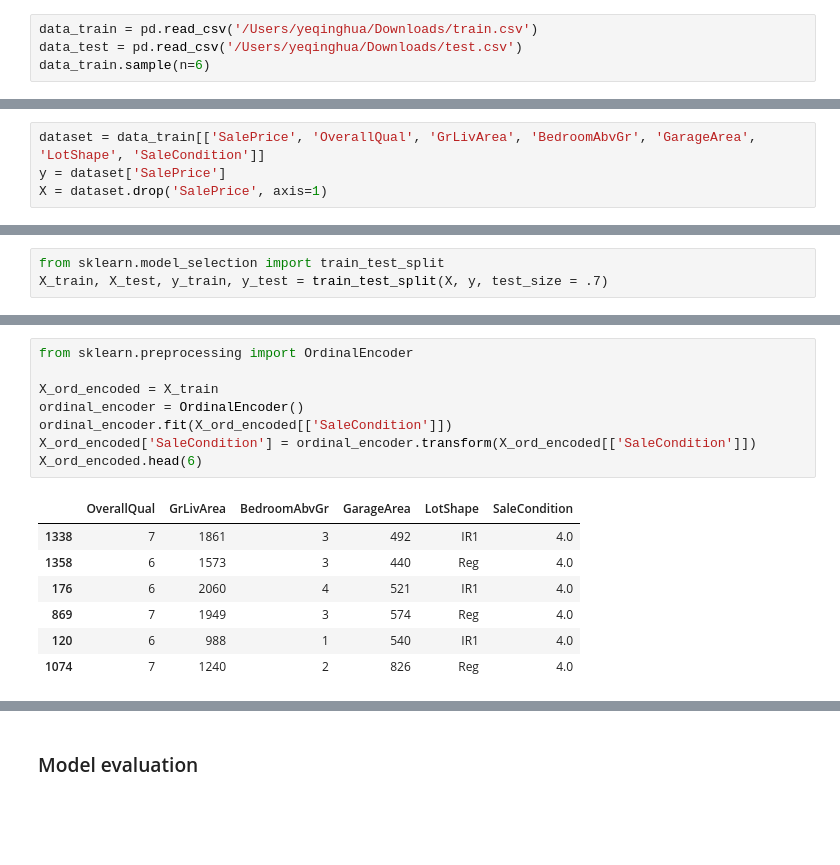
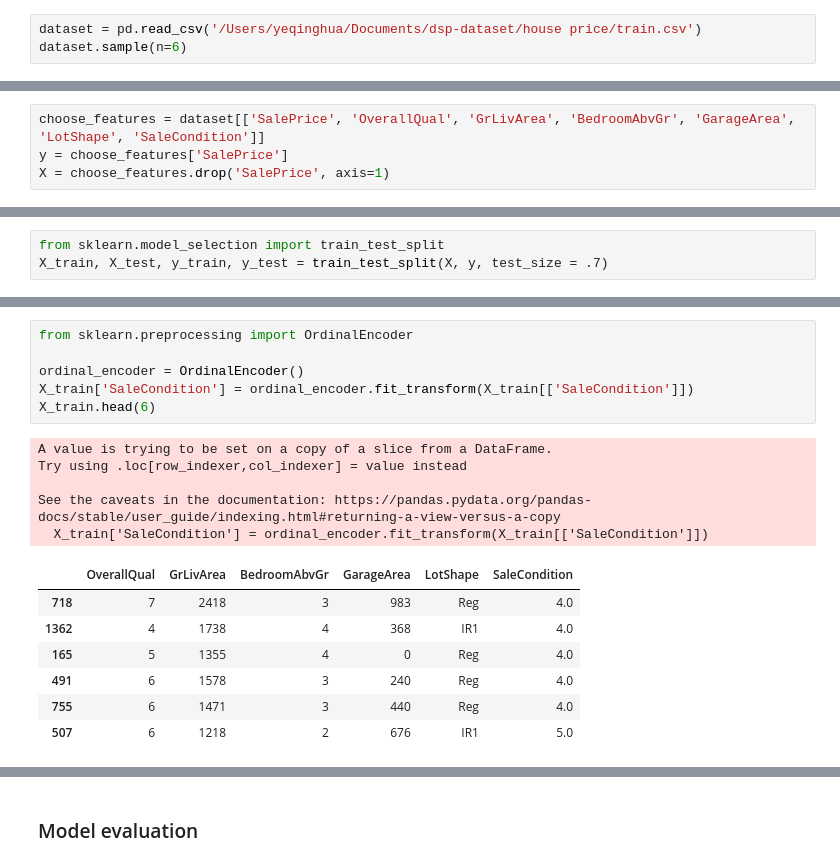
Before and after one commit to Qinghu966/dsp-Qinghua-YE, a Jupyter notebook: notebooks/model-industrialization-1.ipynb, the cells around one changed output, grey strips where cells are left out. Cells and saved outputs as stored; diff of their text form; blank space fills up the shorter version.

```diff
--- a/notebooks/model-industrialization-1.ipynb
+++ b/notebooks/model-industrialization-1.ipynb
@@ -8,6 +10,5 @@ import sklearn
 # %%
-data_train = pd.read_csv('/Users/yeqinghua/Downloads/train.csv')
-data_test = pd.read_csv('/Users/yeqinghua/Downloads/test.csv')
-data_train.sample(n=6)
+dataset = pd.read_csv('/Users/yeqinghua/Documents/dsp-dataset/house price/train.csv')
+dataset.sample(n=6)
 # %% [output]
 |  | Id | MSSubClass | MSZoning | LotFrontage | LotArea | Street | Alley | LotShape | LandContour | ... |
@@ -20,8 +21,8 @@ data_train.sample(n=6)
 6 rows × 81 columns
 # %%
-dataset = data_train[['SalePrice', 'OverallQual', 'GrLivArea', 'BedroomAbvGr', 'GarageArea', 'LotShape', 'SaleCondition']]
-y = dataset['SalePrice']
-X = dataset.drop('SalePrice', axis=1)
+choose_features = dataset[['SalePrice', 'OverallQual', 'GrLivArea', 'BedroomAbvGr', 'GarageArea', 'LotShape', 'SaleCondition']]
+y = choose_features['SalePrice']
+X = choose_features.drop('SalePrice', axis=1)
 # %%
 dataset['LotShape'].value_counts()
 # %% [output]
@@ -41,16 +42,19 @@ _ = sns.heatmap(dataset.corr(), annot=True)
 # %%
 from sklearn.preprocessing import OrdinalEncoder
 
-X_ord_encoded = X_train
 ordinal_encoder = OrdinalEncoder()
-ordinal_encoder.fit(X_ord_encoded[['SaleCondition']])
-X_ord_encoded['SaleCondition'] = ordinal_encoder.transform(X_ord_encoded[['SaleCondition']])
-X_ord_encoded.head(6)
+X_train['SaleCondition'] = ordinal_encoder.fit_transform(X_train[['SaleCondition']])
+X_train.head(6)
 # %% [output]
+A value is trying to be set on a copy of a slice from a DataFrame.
+Try using .loc[row_indexer,col_indexer] = value instead
+
+See the caveats in the documentation: https://pandas.pydata.org/pandas-docs/stable/user_guide/indexing.html#returning-a-view-versus-a-copy
+  X_train['SaleCondition'] = ordinal_encoder.fit_transform(X_train[['SaleCondition']])
 |  | OverallQual | GrLivArea | BedroomAbvGr | GarageArea | LotShape | SaleCondition |
-| 1338 | 7 | 1861 | 3 | 492 | IR1 | 4.0 |
-| 1358 | 6 | 1573 | 3 | 440 | Reg | 4.0 |
-| 176 | 6 | 2060 | 4 | 521 | IR1 | 4.0 |
-| 869 | 7 | 1949 | 3 | 574 | Reg | 4.0 |
-| 120 | 6 | 988 | 1 | 540 | IR1 | 4.0 |
-| 1074 | 7 | 1240 | 2 | 826 | Reg | 4.0 |
+| 718 | 7 | 2418 | 3 | 983 | Reg | 4.0 |
+| 1362 | 4 | 1738 | 4 | 368 | IR1 | 4.0 |
+| 165 | 5 | 1355 | 4 | 0 | Reg | 4.0 |
+| 491 | 6 | 1578 | 3 | 240 | Reg | 4.0 |
+| 755 | 6 | 1471 | 3 | 440 | Reg | 4.0 |
+| 507 | 6 | 1218 | 2 | 676 | IR1 | 5.0 |
```
Also changed, not shown: parts of 78 cells of this notebook, 10 other files.
